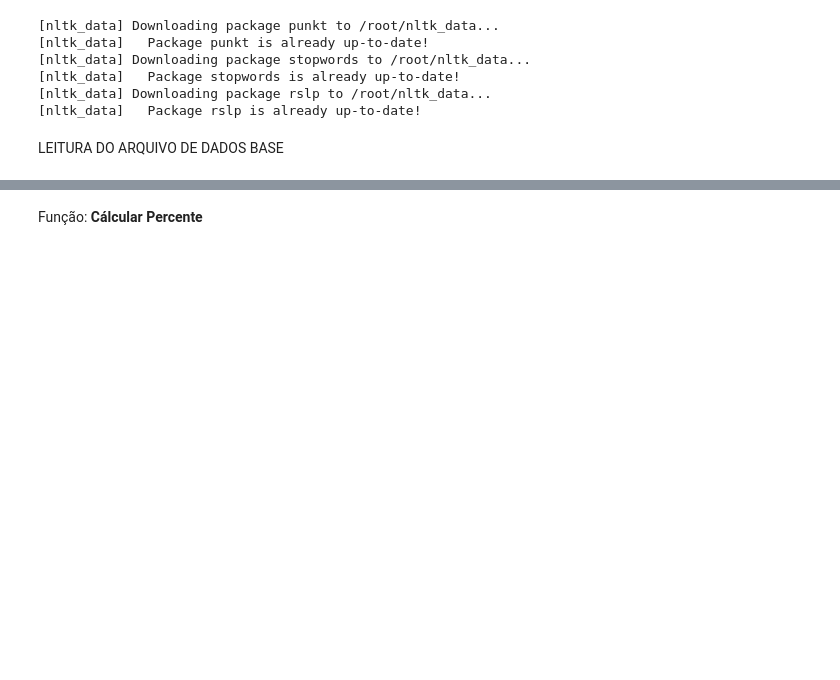
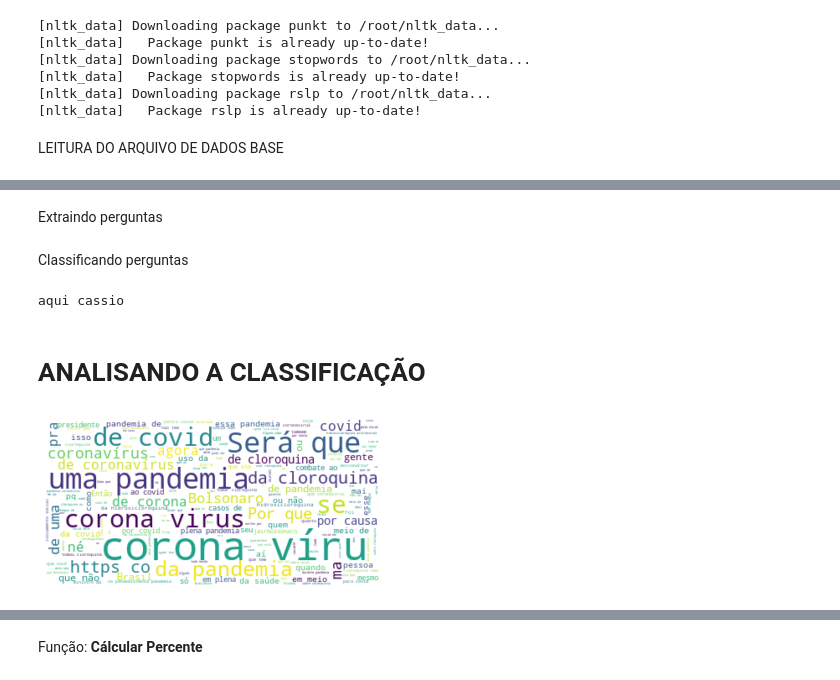
Before and after one commit to pauloigorms/covid-twitter-pecd, a Jupyter notebook: Programacao_Ciencia_Dados.ipynb, the cells around one changed output, grey strips where cells are left out. Drawn from its saved outputs; the diff is of its cells as text; code cells hidden in the pictures; blank space fills up the shorter version.

```diff
--- a/Programacao_Ciencia_Dados.ipynb
+++ b/Programacao_Ciencia_Dados.ipynb
@@ -98,6 +97,9 @@ LEITURA DO ARQUIVO DE DADOS BASE
 # %%
 drive.mount('/content/drive')
 load_data = pd.read_csv('drive/My Drive/twitter/dados-curso-completo.csv', sep= ',',skiprows=0, encoding='utf-8')
+
 duvidas_file = pd.read_csv('drive/My Drive/twitter/duvidasdb.csv', sep= ',',skiprows=0, encoding='utf-8')
+texto_classificado = pd.read_csv('drive/My Drive/twitter/texto_classificado_v1.csv', sep= ',',skiprows=0, encoding='utf-8')
+
 raw_data = load_data.drop_duplicates(['texto'])
 # %% [output]
@@ -104,0 +246,2 @@ Mounted at /content/drive
+# %% [markdown]
+Extraindo perguntas
@@ -104,0 +269,17 @@ Mounted at /content/drive
+# %% [markdown]
+Classificando perguntas
+# %%
+print('aqui cassio')
+# %% [output]
+aqui cassio
+# %% [markdown]
+# **ANALISANDO A CLASSIFICAÇÃO**
+# %%
+perguntas = " ".join(twitter for twitter in texto_classificado.Perguntas)
+wordcloud = WordCloud(background_color="white").generate(perguntas)
+plt.figure()
+plt.imshow(wordcloud, interpolation='bilinear')
+plt.axis("off")
+plt.show()
+# %% [output]
+[figure, added]
```
Also changed, not shown: parts of 85 cells of this notebook.
